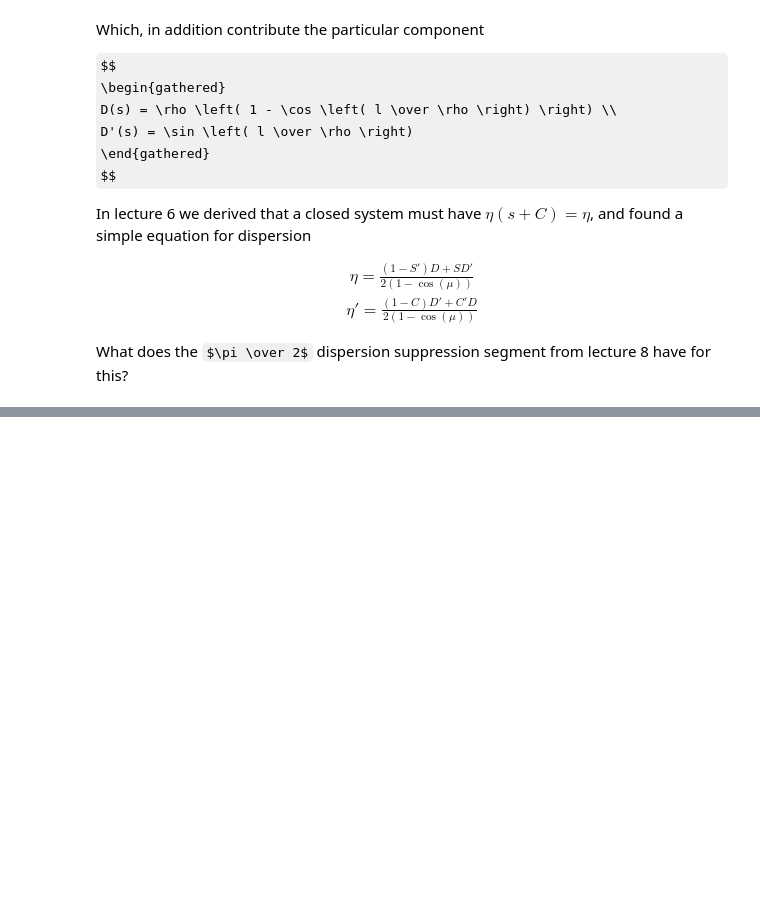
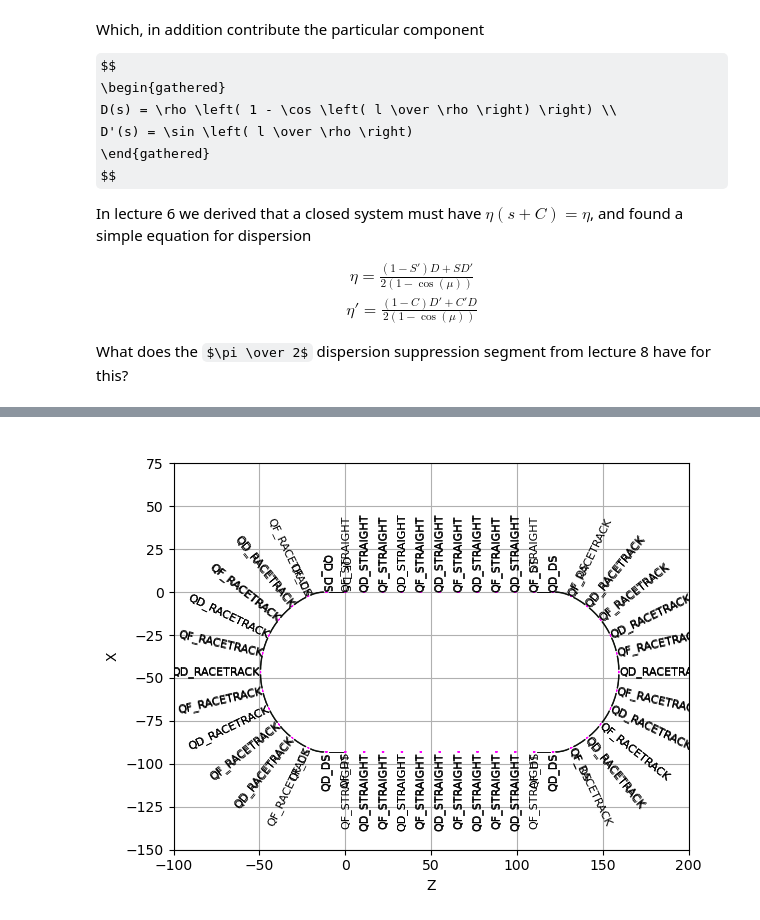
Before and after one commit to andrew-koren/learn-bmad, a Jupyter notebook: project_2/project_2.ipynb, the cells around one changed output, grey strips where cells are left out. Drawn from its saved outputs; the diff is of its cells as text; code cells hidden in the pictures; some formulas as TeX source; blank space fills up the shorter version.

```diff
--- a/project_2/project_2.ipynb
+++ b/project_2/project_2.ipynb
@@ -467,3 +464,7 @@ Now we can make our plots using the paramaters we found through sympy
 from pytao import Tao
 import matplotlib.pyplot as plt
 from pathlib import Path
+import os
+
+original_dir = os.getcwd()
+print(original_dir)
@@ -606,0 +689,20 @@ tao.show('mat')
+# %%
+if os.getcwd() == original_dir:
+    os.chdir(Path.cwd() / "dispersion_suppression_tune")
+
+mu = pi*Rational(1,3)
+m = 1/(2*(1-cos(mu)))
+params = {
+    'n': 5,
+    'm': float(m.evalf())
+}
+
+make_ds_lattice(params)
+make_ds_init()
+
+init_file = "tao_ds.init"
+lattice_file = "pi3_ds.bmad"
+tao = Tao(init_file=init_file, lattice_file=lattice_file, plot="mpl")
+tao.plot('floor', xlim = (-100, 200), ylim = (-150, 75))
+# %% [output]
+[figure, added]
```
Also changed, not shown: parts of 11 cells of this notebook, 3 other files.
